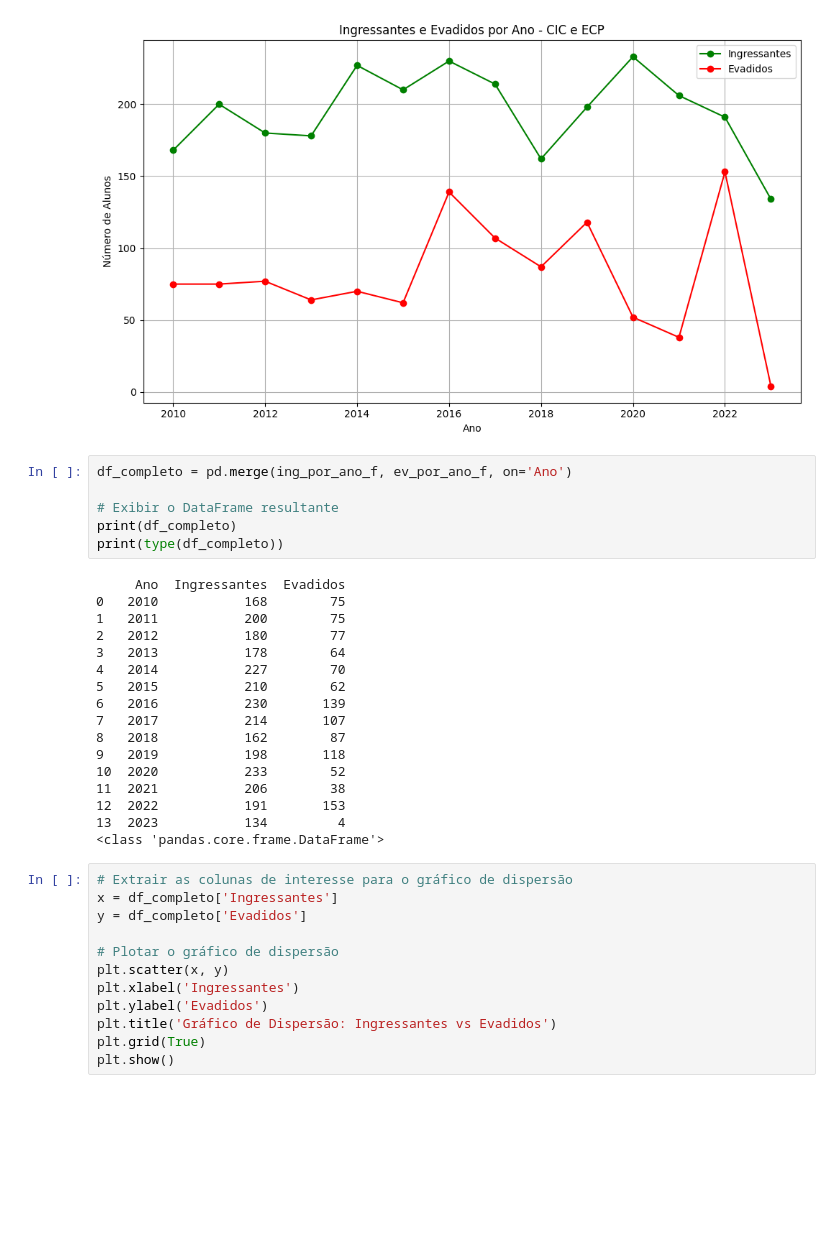
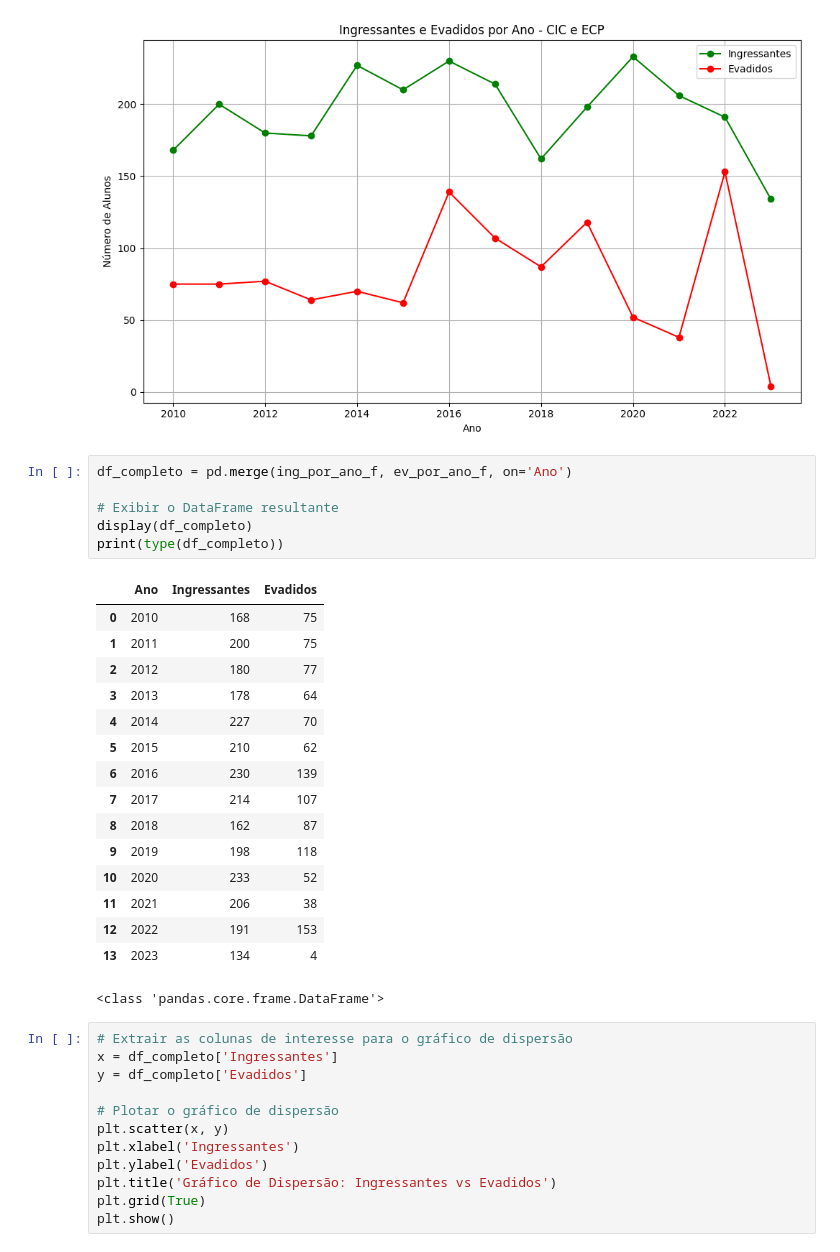
Before and after one commit to psicosleazy-dev/tcc, a Jupyter notebook: start_notebook.ipynb, the cells around one changed output. Saved outputs shown, nothing was run; the diff lists cells and outputs as text; blank space fills up the shorter version.

```diff
--- a/start_notebook.ipynb
+++ b/start_notebook.ipynb
@@ -336,25 +335,25 @@ plt.show()
 # %%
 df_completo = pd.merge(ing_por_ano_f, ev_por_ano_f, on='Ano')
 
 # Exibir o DataFrame resultante
-print(df_completo)
+display(df_completo)
 print(type(df_completo))
 # %% [output]
+|  | Ano | Ingressantes | Evadidos |
+| 0 | 2010 | 168 | 75 |
+| 1 | 2011 | 200 | 75 |
+| 2 | 2012 | 180 | 77 |
+| 3 | 2013 | 178 | 64 |
+| 4 | 2014 | 227 | 70 |
+| 5 | 2015 | 210 | 62 |
+| 6 | 2016 | 230 | 139 |
+| 7 | 2017 | 214 | 107 |
+| 8 | 2018 | 162 | 87 |
+| 9 | 2019 | 198 | 118 |
+| 10 | 2020 | 233 | 52 |
+| 11 | 2021 | 206 | 38 |
+| 12 | 2022 | 191 | 153 |
+| 13 | 2023 | 134 | 4 |
-     Ano  Ingressantes  Evadidos
-0   2010           168        75
-1   2011           200        75
-2   2012           180        77
-3   2013           178        64
-4   2014           227        70
-5   2015           210        62
-6   2016           230       139
-7   2017           214       107
-8   2018           162        87
-9   2019           198       118
-10  2020           233        52
-11  2021           206        38
-12  2022           191       153
-13  2023           134         4
 <class 'pandas.core.frame.DataFrame'>
 # %%
 # Extrair as colunas de interesse para o gráfico de dispersão
```
Also changed, not shown: parts of 27 cells of this notebook, 1 other file.
